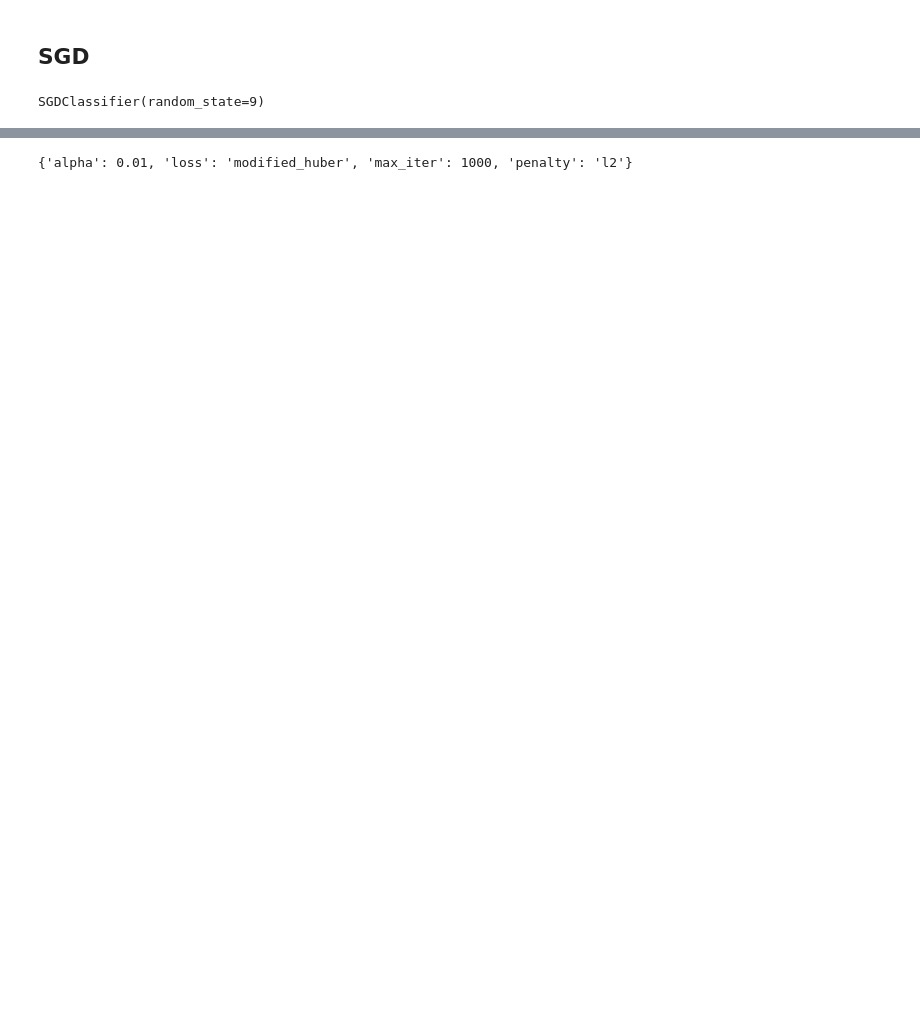
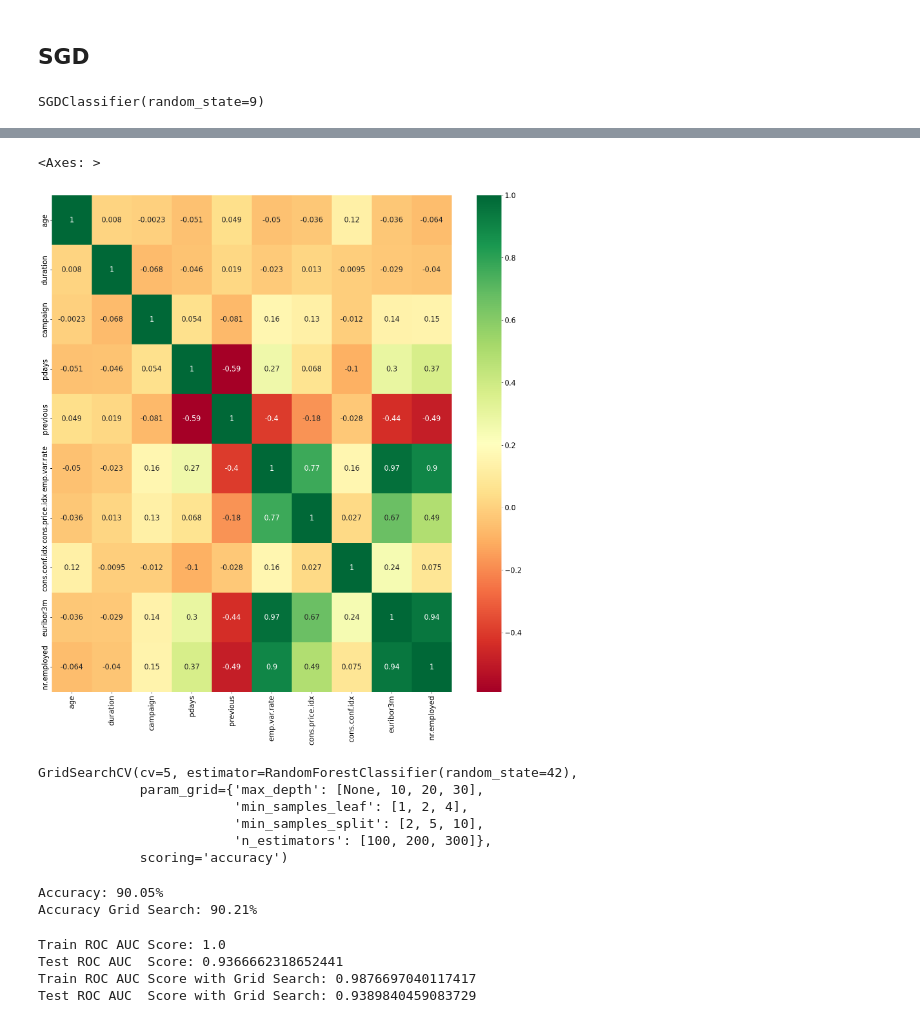
Before and after one commit to SmitMewada/Bank_Marketing_Project, a Jupyter notebook: BankMarketing.ipynb, the cells around one changed output, grey strips where cells are left out. Saved outputs shown, nothing was run; the diff lists cells and outputs as text; code cells hidden in the pictures; blank space fills up the shorter version.

Commit message:
Added Random Forest Classifier

```diff
--- a/BankMarketing.ipynb
+++ b/BankMarketing.ipynb
@@ -172,9 +183,7 @@ GridSearchCV(cv=5, estimator=SGDClassifier(random_state=9),
                          'penalty': ['l1', 'l2']},
              scoring='accuracy')
 # %%
-best_params
+# best_params
-# %% [output]
-{'alpha': 0.01, 'loss': 'modified_huber', 'max_iter': 1000, 'penalty': 'l2'}
 # %%
 best_params = grid_search.best_params_
 best_model = grid_search.best_estimator_
@@ -180,0 +195,9 @@ best_model = grid_search.best_estimator_
+# %%
+corrmat = df.corr()
+top_corr_features = corrmat.index
+plt.rcParams['figure.figsize'] = [20, 20]
+# %%
+sns.heatmap(df[top_corr_features].corr(),annot=True,cmap="RdYlGn")
+# %% [output]
+<Axes: >
+[figure, added]
@@ -180,0 +212,9 @@ best_model = grid_search.best_estimator_
+# %%
+grid_search.fit(X_train, y_train)
+# %% [output]
+GridSearchCV(cv=5, estimator=RandomForestClassifier(random_state=42),
+             param_grid={'max_depth': [None, 10, 20, 30],
+                         'min_samples_leaf': [1, 2, 4],
+                         'min_samples_split': [2, 5, 10],
+                         'n_estimators': [100, 200, 300]},
+             scoring='accuracy')
@@ -180,0 +224,35 @@ best_model = grid_search.best_estimator_
+# %%
+accuracy = accuracy_score(y_test, RFC_pred)
+print(f"Accuracy: {accuracy*100:.2f}%")
+
+RF_clf_grid_search_pred = best_rf_model.predict(X_test)
+accuracy_grid_search = accuracy_score(y_test, RF_clf_grid_search_pred)
+print(f"Accuracy Grid Search: {accuracy_grid_search*100:.2f}%")
+# %% [output]
+Accuracy: 90.05%
+Accuracy Grid Search: 90.21%
+# %%
+from sklearn.metrics import precision_score, recall_score, roc_auc_score, roc_curve
+
+train_rf_predictions = RF_clf.predict(X_train)
+train_rf_probs = RF_clf.predict_proba(X_train)[:, 1]
+
+rf_predictions = RF_clf.predict(X_test)
+rf_probs = RF_clf.predict_proba(X_test)[:, 1]
+
+print(f'Train ROC AUC Score: {roc_auc_score(y_train, train_rf_probs)}')
+print(f'Test ROC AUC  Score: {roc_auc_score(y_test, rf_probs)}')
+
+train_rf_grid_search_predictions = best_rf_model.predict(X_train)
+train_rf_grid_search_probs = best_rf_model.predict_proba(X_train)[:, 1]
+
+rf_grid_search_predictions = best_rf_model.predict(X_test)
+rf_grid_search_probs = best_rf_model.predict_proba(X_test)[:, 1]
+
+print(f'Train ROC AUC Score with Grid Search: {roc_auc_score(y_train, train_rf_grid_search_probs)}')
+print(f'Test ROC AUC  Score with Grid Search: {roc_auc_score(y_test, rf_grid_search_probs)}')
+# %% [output]
+Train ROC AUC Score: 1.0
+Test ROC AUC  Score: 0.9366662318652441
+Train ROC AUC Score with Grid Search: 0.9876697040117417
+Test ROC AUC  Score with Grid Search: 0.9389840459083729
```
Also changed, not shown: parts of 22 cells of this notebook, 1 other file.
